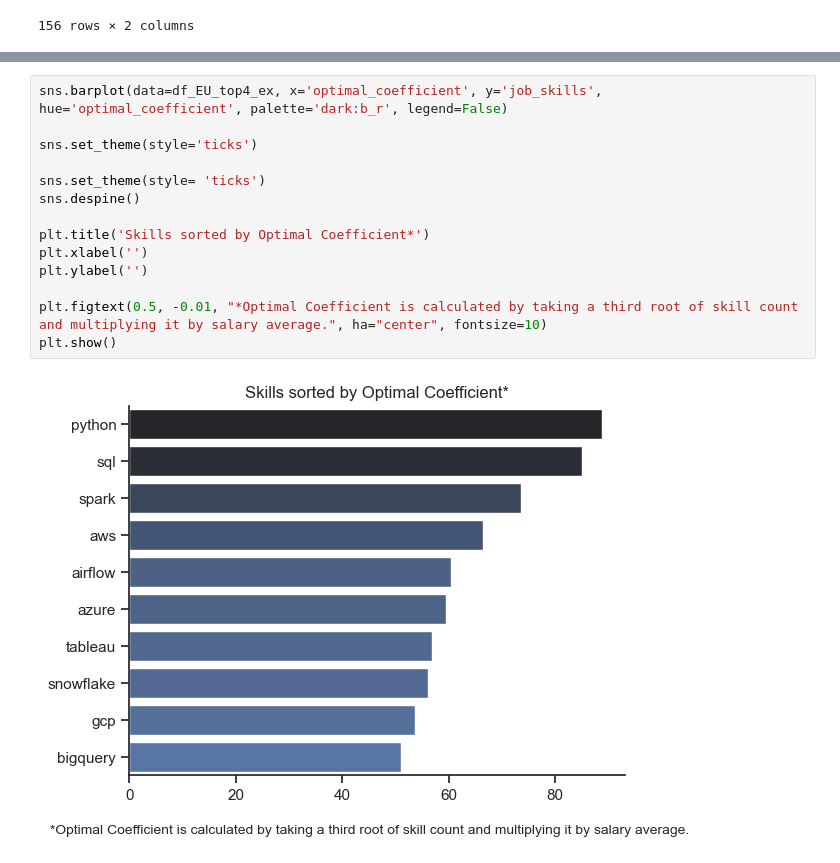
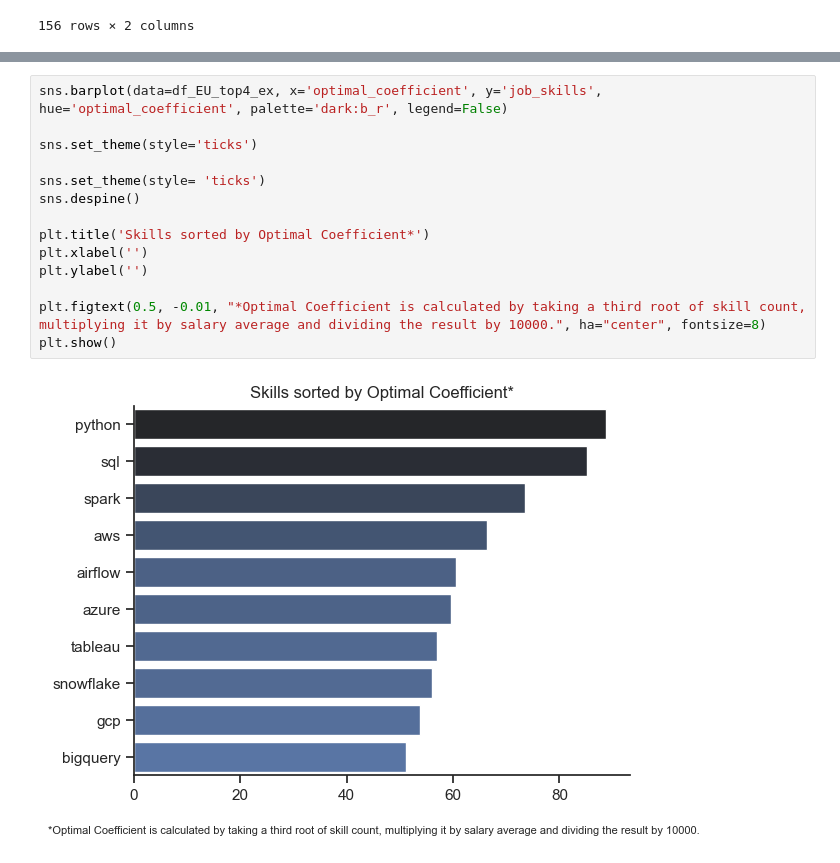
Before and after one commit to FedorSukhoi/Coding_python, a Jupyter notebook: Project/6_optimal_coefficient.ipynb, the cells around one changed output, grey strips where cells are left out. Saved outputs shown, nothing was run; the diff lists cells and outputs as text.

```diff
--- a/Project/6_optimal_coefficient.ipynb
+++ b/Project/6_optimal_coefficient.ipynb
@@ -70,16 +84,16 @@ df_EU_top4_ex = df_EU_top4_ex.sort_values(by='optimal_coefficient', ascending=Fa
 # %%
 sns.barplot(data=df_EU_top4_ex, x='optimal_coefficient', y='job_skills', hue='optimal_coefficient', palette='dark:b_r', legend=False)
 
 sns.set_theme(style='ticks')
 
 sns.set_theme(style= 'ticks')
 sns.despine()
 
 plt.title('Skills sorted by Optimal Coefficient*')
 plt.xlabel('')
 plt.ylabel('')
 
-plt.figtext(0.5, -0.01, "*Optimal Coefficient is calculated by taking a third root of skill count and multiplying it by salary average.", ha="center", fontsize=10)
+plt.figtext(0.5, -0.01, "*Optimal Coefficient is calculated by taking a third root of skill count, multiplying it by salary average and dividing the result by 10000.", ha="center", fontsize=8)
 plt.show()
 # %% [output]
-[figure, old version]
+[figure, new version]
```
Also changed, not shown: parts of 1 cell of this notebook.
